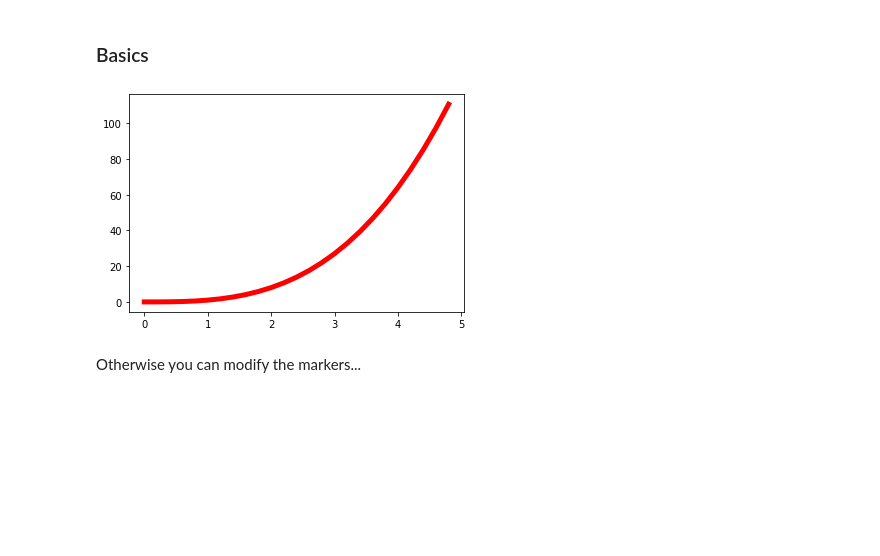
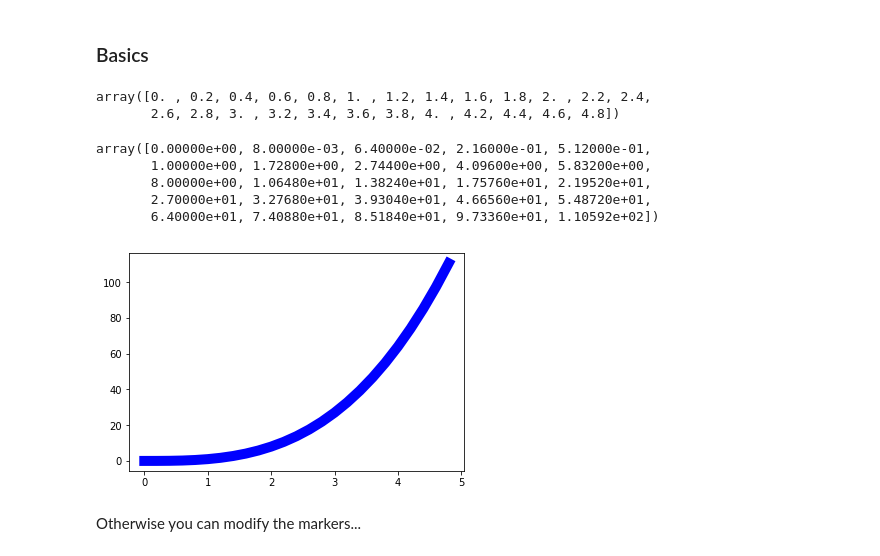
Before and after one commit to fabiosaracco/networks_01_2020, a Jupyter notebook: Lectures/Lecture_3_Matplotlib.ipynb, the cells around one changed output. Drawn from its saved outputs; the diff is of its cells as text; code cells hidden in the pictures; blank space fills up the shorter version.

```diff
--- a/Lectures/Lecture_3_Matplotlib.ipynb
+++ b/Lectures/Lecture_3_Matplotlib.ipynb
@@ -25,10 +23,23 @@ import numpy as np
 # %%
 t = np.arange(0., 5., 0.2)
+# %%
+t
+# %% [output]
+array([0. , 0.2, 0.4, 0.6, 0.8, 1. , 1.2, 1.4, 1.6, 1.8, 2. , 2.2, 2.4,
+       2.6, 2.8, 3. , 3.2, 3.4, 3.6, 3.8, 4. , 4.2, 4.4, 4.6, 4.8])
+# %%
+t**3
+# %% [output]
+array([0.00000e+00, 8.00000e-03, 6.40000e-02, 2.16000e-01, 5.12000e-01,
+       1.00000e+00, 1.72800e+00, 2.74400e+00, 4.09600e+00, 5.83200e+00,
+       8.00000e+00, 1.06480e+01, 1.38240e+01, 1.75760e+01, 2.19520e+01,
+       2.70000e+01, 3.27680e+01, 3.93040e+01, 4.66560e+01, 5.48720e+01,
+       6.40000e+01, 7.40880e+01, 8.51840e+01, 9.73360e+01, 1.10592e+02])
 # %%
-plt.plot(t, t**3, linewidth=5.0, color='red')
+plt.plot(t, t**3, linewidth=10, color='blue')
 plt.show()
 # %% [output]
-[figure, old version]
+[figure, new version]
 # %% [markdown]
 Otherwise you can modify the markers...
 # %%
```
Also changed, not shown: parts of 15 cells of this notebook, 3 other files.
